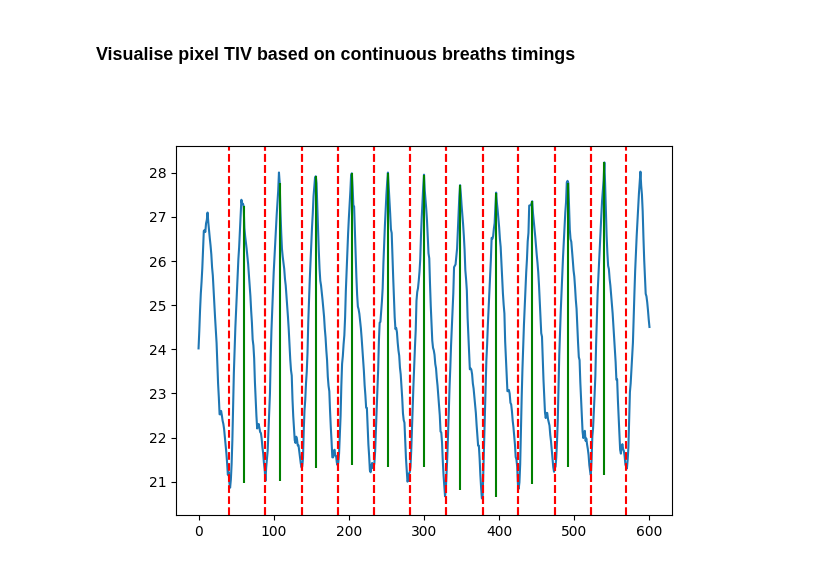
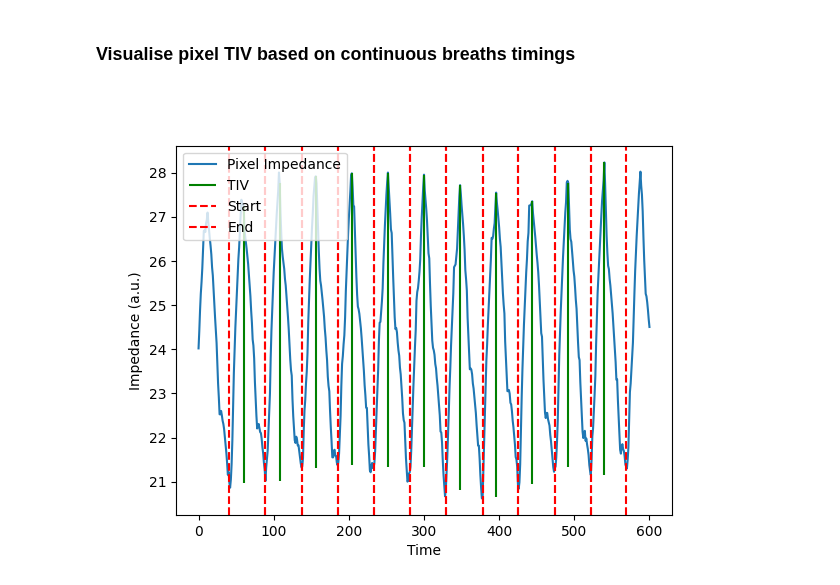
Before and after one commit to EIT-ALIVE/eitprocessing, a Jupyter notebook: notebooks/test_parameter_tiv.ipynb, the cells around one changed output. Cells and saved outputs as stored; diff of their text form; code cells hidden in the pictures.

```diff
--- a/notebooks/test_parameter_tiv.ipynb
+++ b/notebooks/test_parameter_tiv.ipynb
@@ -77,19 +77,19 @@ pixel_end_indices = [
 tiv_result_continuous_inspiratory = TIV().compute_continuous_parameter(
     ssequence.continuous_data["global_impedance_(raw)"],
 )
-tiv_result_continuous_inspiratory = np.stack(tiv_result_continuous_inspiratory.values)
+tiv_result_continuous_inspiratory_values = np.stack(tiv_result_continuous_inspiratory.values)
 # TIV of global impedance determined on expiratory limb of breath
 tiv_result_continuous_expiratory = TIV().compute_continuous_parameter(
     ssequence.continuous_data["global_impedance_(raw)"],
     tiv_method="expiratory",
 )
-tiv_result_continuous_expiratory = np.stack(tiv_result_continuous_expiratory.values)
+tiv_result_continuous_expiratory_values = np.stack(tiv_result_continuous_expiratory.values)
 # TIV of global impedance determined on mean of inspiratory and expiratory limb of breath
 tiv_result_continuous_mean = TIV().compute_continuous_parameter(
     ssequence.continuous_data["global_impedance_(raw)"],
     tiv_method="mean",
 )
-tiv_result_continuous_mean = np.stack(tiv_result_continuous_mean.values)
+tiv_result_continuous_mean_values = np.stack(tiv_result_continuous_mean.values)
 
 # TIV of pixel impedance determined on inspiratory limb of pixel breath based on pixel breath timings
 tiv_result_pixel_inspiratory = TIV().compute_pixel_parameter(
@@ -99,7 +99,7 @@ tiv_result_pixel_inspiratory = TIV().compute_pixel_parameter(
     tiv_method="inspiratory",
     tiv_timing="pixel",
 )
-tiv_result_pixel_inspiratory = (
+tiv_result_pixel_inspiratory_values = (
     np.empty((0, n_rows, n_cols))
     if not len(tiv_result_pixel_inspiratory.values)
     else np.stack(tiv_result_pixel_inspiratory.values)
@@ -113,7 +113,7 @@ tiv_result_pixel_inspiratory_continuous_timing = TIV().compute_pixel_parameter(
     tiv_timing="continuous",
 )
 
-tiv_result_pixel_inspiratory_continuous_timing = (
+tiv_result_pixel_inspiratory_continuous_timing_values = (
     np.empty((0, n_rows, n_cols))
     if not len(tiv_result_pixel_inspiratory_continuous_timing.values)
     else np.stack(tiv_result_pixel_inspiratory_continuous_timing.values)
@@ -130,10 +130,10 @@ plt.plot(continuous_middle_indices, continuous_data[continuous_middle_indices],
 plt.plot(continuous_end_indices, continuous_data[continuous_end_indices], "x")
 
 # Plot vertical lines at middle_indices
-for i, mid_idx in enumerate(continuous_middle_indices):
+for i, mid_idx in enumerate(np.searchsorted(continuous_time, tiv_result_continuous_inspiratory.time)):
     plt.vlines(
         x=mid_idx,
-        ymin=continuous_data[mid_idx] - tiv_result_continuous_inspiratory[i],
+        ymin=continuous_data[mid_idx] - tiv_result_continuous_inspiratory[i].values,
         ymax=continuous_data[mid_idx],
         color="r",
         linestyle="-",
@@ -173,22 +209,46 @@ for i, mid_idx in enumerate(pixel_middle_indices):
 ### Visualise pixel TIV based on continuous breaths timings
 # %%
 ## Plot results of inspiratory TIV method of a single pixel based on the timing of the continuous breaths
+
 plt.figure()
-plt.plot(pixel_data[:, pixel_row, pixel_col])
+plt.plot(pixel_data[:, pixel_row, pixel_col], label="Pixel Impedance")
 
-for i, glo_mid_idx in enumerate(continuous_middle_indices):
+# Prepare the timing array for inspiratory TIV with continuous timing
+tiv_result_pixel_inspiratory_continuous_timing_time = (
+    np.empty((0, n_rows, n_cols))
+    if not len(tiv_result_pixel_inspiratory_continuous_timing.time)
+    else np.stack(tiv_result_pixel_inspiratory_continuous_timing.time)
+)
+
+# Plot vertical lines based on TIV timing values
+mid_indices = np.searchsorted(
+    continuous_time,
+    tiv_result_pixel_inspiratory_continuous_timing_time[:, pixel_row, pixel_col][
+        tiv_result_pixel_inspiratory_continuous_timing_time[:, pixel_row, pixel_col] != None
+    ]
+)
+
+for i, glo_mid_idx in enumerate(mid_indices):
     plt.vlines(
         x=glo_mid_idx,
-        ymin=pixel_data[glo_mid_idx, pixel_row, pixel_col]
-        - tiv_result_pixel_inspiratory_continuous_timing[i, pixel_row, pixel_col],
+        ymin=(
+            pixel_data[glo_mid_idx, pixel_row, pixel_col]
+            - tiv_result_pixel_inspiratory_continuous_timing_values[i, pixel_row, pixel_col]
+        ),
         ymax=pixel_data[glo_mid_idx, pixel_row, pixel_col],
         color="g",
         linestyle="-",
-        label="TIV",
+        label="TIV" if i == 0 else None  # Label only once
     )
 
-for i in range(len(continuous_start_indices)):
-    plt.axvline(continuous_start_indices[i], color="red", ls="--")
-    plt.axvline(continuous_end_indices[i], color="red", ls="--")
+# Add vertical lines for continuous start and end indices
+for start_idx, end_idx in zip(continuous_start_indices, continuous_end_indices):
+    plt.axvline(start_idx, color="red", ls="--", label="Start" if start_idx == continuous_start_indices[0] else None)
+    plt.axvline(end_idx, color="red", ls="--", label="End" if end_idx == continuous_end_indices[0] else None)
+
+plt.xlabel("Time")
+plt.ylabel("Impedance (a.u.)")
+plt.legend()
+plt.show()
 # %% [output]
-[figure, old version]
+[figure, new version]
```
Also changed, not shown: parts of 2 cells of this notebook.
